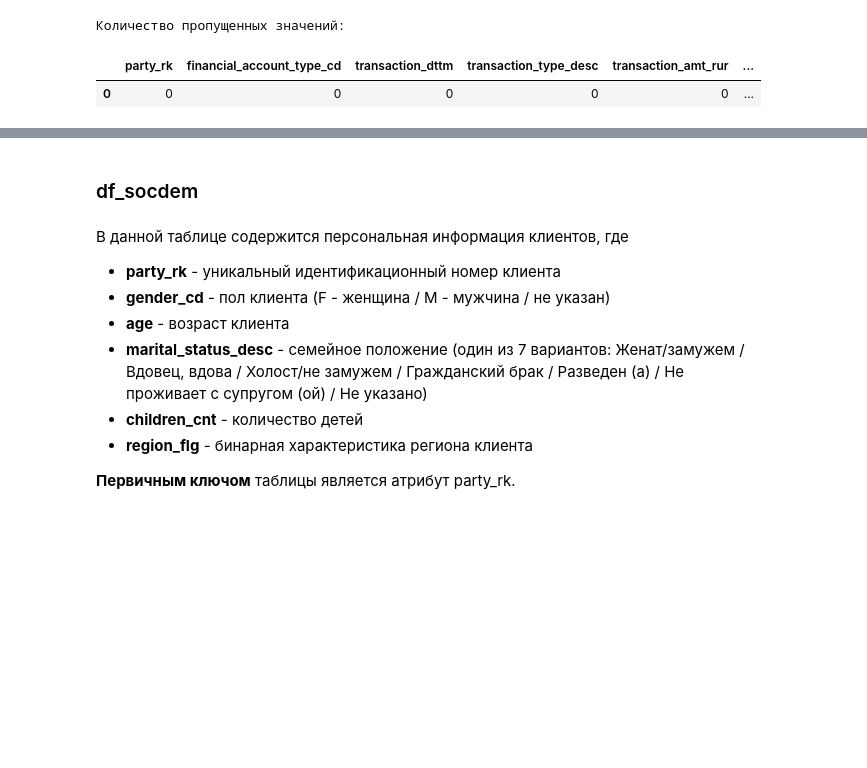
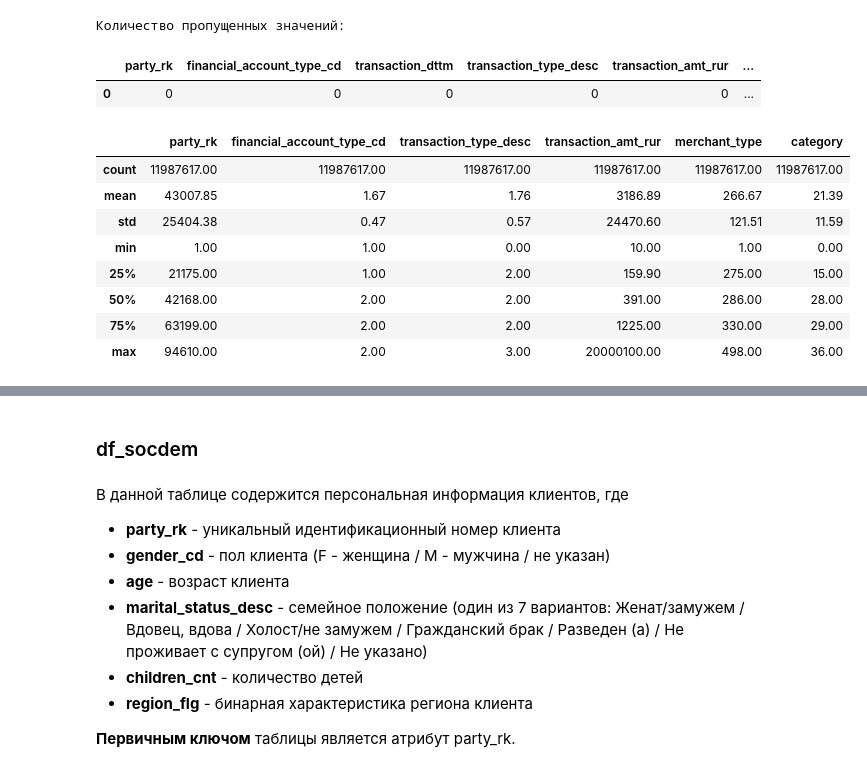
Before and after one commit to Stuksus/Hakaton_Finodays, a Jupyter notebook: temp_version.ipynb, the cells around one changed output, grey strips where cells are left out. Saved outputs shown, nothing was run; the diff lists cells and outputs as text; code cells hidden in the pictures; blank space fills up the shorter version.

```diff
--- a/temp_version.ipynb
+++ b/temp_version.ipynb
@@ -294,3 +295,15 @@ df_train.isna().sum().to_frame().sort_values(0, ascending = False).T
 Количество пропущенных значений:
 |  | party_rk | financial_account_type_cd | transaction_dttm | transaction_type_desc | transaction_amt_rur | ... |
 | 0 | 0 | 0 | 0 | 0 | 0 | ... |
+# %%
+df_train.describe().round(2)
+# %% [output]
+|  | party_rk | financial_account_type_cd | transaction_type_desc | transaction_amt_rur | merchant_type | category |
+| count | 11987617.00 | 11987617.00 | 11987617.00 | 11987617.00 | 11987617.00 | 11987617.00 |
+| mean | 43007.85 | 1.67 | 1.76 | 3186.89 | 266.67 | 21.39 |
+| std | 25404.38 | 0.47 | 0.57 | 24470.60 | 121.51 | 11.59 |
+| min | 1.00 | 1.00 | 0.00 | 10.00 | 1.00 | 0.00 |
+| 25% | 21175.00 | 1.00 | 2.00 | 159.90 | 275.00 | 15.00 |
+| 50% | 42168.00 | 2.00 | 2.00 | 391.00 | 286.00 | 28.00 |
+| 75% | 63199.00 | 2.00 | 2.00 | 1225.00 | 330.00 | 29.00 |
+| max | 94610.00 | 2.00 | 3.00 | 20000100.00 | 498.00 | 36.00 |
```
Also changed, not shown: parts of 8 cells of this notebook.
